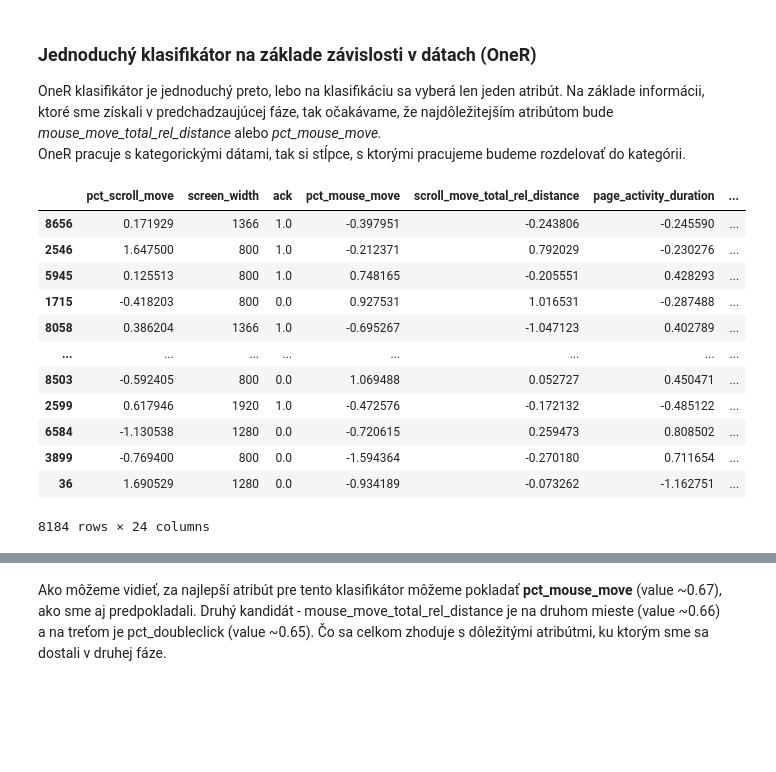
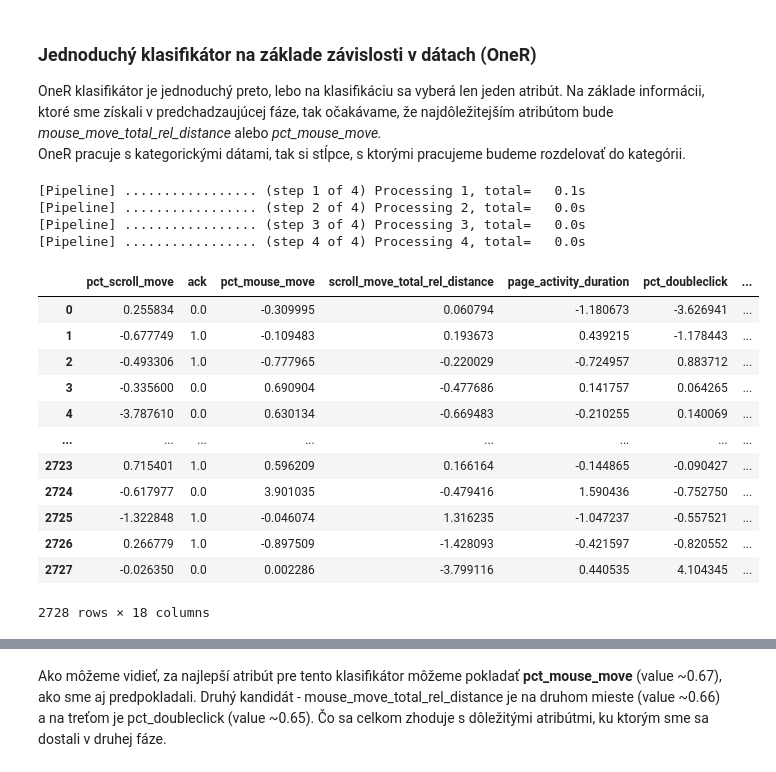
Before and after one commit to JakubGruber90/IAU_project, a Jupyter notebook: phase-3.ipynb, the cells around one changed output, grey strips where cells are left out. Drawn from its saved outputs; the diff is of its cells as text; code cells hidden in the pictures; blank space fills up the shorter version.

```diff
--- a/phase-3.ipynb
+++ b/phase-3.ipynb
@@ -1402,20 +1405,27 @@ from sklearn.metrics import precision_score
-# %%
-train_set_1R = train_set.copy()
-train_set_1R
-# %% [output]
-|  | pct_scroll_move | screen_width | ack | pct_mouse_move | scroll_move_total_rel_distance | page_activity_duration | ... |
-| 8656 | 0.171929 | 1366 | 1.0 | -0.397951 | -0.243806 | -0.245590 | ... |
-| 2546 | 1.647500 | 800 | 1.0 | -0.212371 | 0.792029 | -0.230276 | ... |
-| 5945 | 0.125513 | 800 | 1.0 | 0.748165 | -0.205551 | 0.428293 | ... |
-| 1715 | -0.418203 | 800 | 0.0 | 0.927531 | 1.016531 | -0.287488 | ... |
-| 8058 | 0.386204 | 1366 | 1.0 | -0.695267 | -1.047123 | 0.402789 | ... |
-| ... | ... | ... | ... | ... | ... | ... | ... |
-| 8503 | -0.592405 | 800 | 0.0 | 1.069488 | 0.052727 | 0.450471 | ... |
-| 2599 | 0.617946 | 1920 | 1.0 | -0.472576 | -0.172132 | -0.485122 | ... |
-| 6584 | -1.130538 | 1280 | 0.0 | -0.720615 | 0.259473 | 0.808502 | ... |
-| 3899 | -0.769400 | 800 | 0.0 | -1.594364 | -0.270180 | 0.711654 | ... |
-| 36 | 1.690529 | 1280 | 0.0 | -0.934189 | -0.073262 | -1.162751 | ... |
-8184 rows × 24 columns
+# %%
+train_set_1R = train_set[train_cols].copy()
+test_set_1R = test_set[train_cols].copy()
+test_set_1R = pl.fit_transform(test_set[train_cols])
+test_set_1R['ack'] = test_set['ack'].tolist()
+test_set_1R
+# %% [output]
+[Pipeline] ................. (step 1 of 4) Processing 1, total=   0.1s
+[Pipeline] ................. (step 2 of 4) Processing 2, total=   0.0s
+[Pipeline] ................. (step 3 of 4) Processing 3, total=   0.0s
+[Pipeline] ................. (step 4 of 4) Processing 4, total=   0.0s
+|  | pct_scroll_move | ack | pct_mouse_move | scroll_move_total_rel_distance | page_activity_duration | pct_doubleclick | ... |
+| 0 | 0.255834 | 0.0 | -0.309995 | 0.060794 | -1.180673 | -3.626941 | ... |
+| 1 | -0.677749 | 1.0 | -0.109483 | 0.193673 | 0.439215 | -1.178443 | ... |
+| 2 | -0.493306 | 1.0 | -0.777965 | -0.220029 | -0.724957 | 0.883712 | ... |
+| 3 | -0.335600 | 0.0 | 0.690904 | -0.477686 | 0.141757 | 0.064265 | ... |
+| 4 | -3.787610 | 0.0 | 0.630134 | -0.669483 | -0.210255 | 0.140069 | ... |
+| ... | ... | ... | ... | ... | ... | ... | ... |
+| 2723 | 0.715401 | 1.0 | 0.596209 | 0.166164 | -0.144865 | -0.090427 | ... |
+| 2724 | -0.617977 | 0.0 | 3.901035 | -0.479416 | 1.590436 | -0.752750 | ... |
+| 2725 | -1.322848 | 1.0 | -0.046074 | 1.316235 | -1.047237 | -0.557521 | ... |
+| 2726 | 0.266779 | 1.0 | -0.897509 | -1.428093 | -0.421597 | -0.820552 | ... |
+| 2727 | -0.026350 | 0.0 | 0.002286 | -3.799116 | 0.440535 | 4.104345 | ... |
+2728 rows × 18 columns
 # %%
 def set_rule(data, col):
     split_point = (data[col][data['ack'] == 0].mean() + data[col][data['ack'] == 1].mean())/2
```
Also changed, not shown: parts of 50 cells of this notebook.
